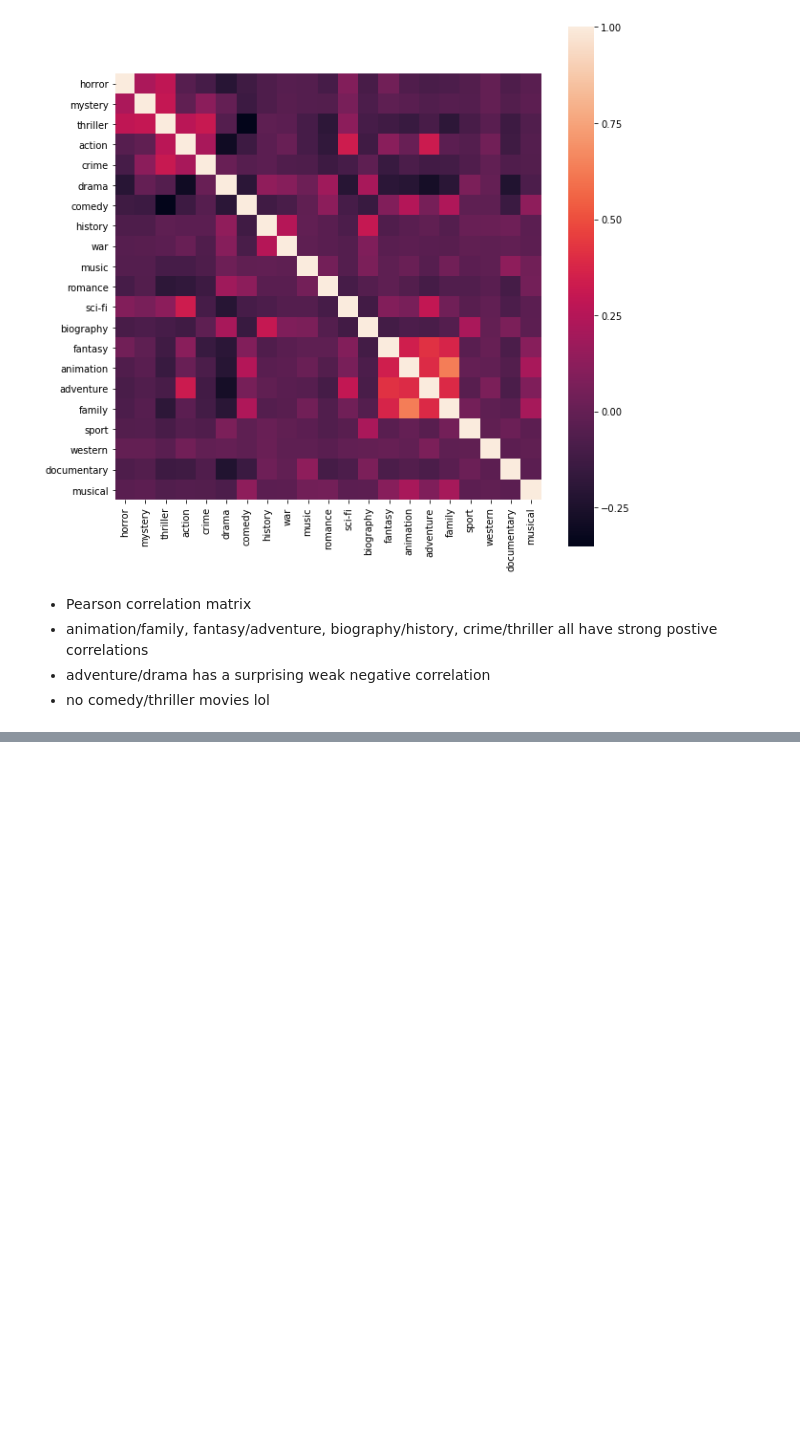
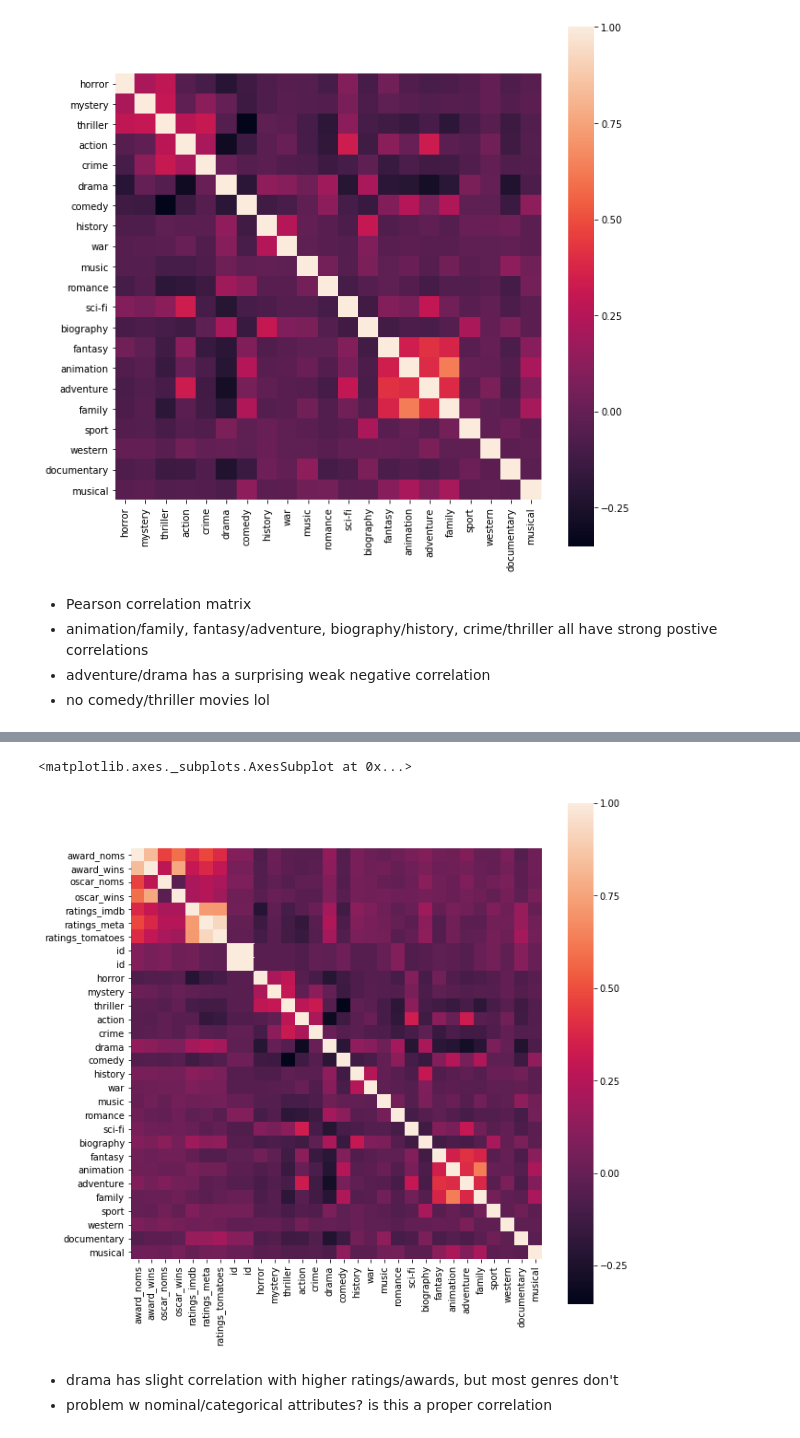
Before and after one commit to billwarker/feature-film-analysis, a Jupyter notebook: notebooks/1.0-initial-analysis.ipynb, the cells around one changed output, grey strips where cells are left out. Drawn from its saved outputs; the diff is of its cells as text; code cells hidden in the pictures; blank space fills up the shorter version.

```diff
--- a/notebooks/1.0-initial-analysis.ipynb
+++ b/notebooks/1.0-initial-analysis.ipynb
@@ -189,3 +189,7 @@ sns.heatmap(genres_only.corr(), square=True)
 - animation/family, fantasy/adventure, biography/history, crime/thriller all have strong postive correlations
 - adventure/drama has a surprising weak negative correlation
 - no comedy/thriller movies lol
+# %%
+films_w_genres = pd.read_sql_query(scripts.read('films_join_hot_genres.sql'), engine)
+films_w_genres.set_index(pd.DatetimeIndex(films_w_genres.released), inplace=True)
+films_w_genres.head()
@@ -203,0 +235,11 @@ films_w_genres.head()
+# %%
+awards_ratings_genres = films_w_genres[films_w_genres.columns[7:]]
+# %%
+plt.figure(figsize=(10,10))
+sns.heatmap(awards_ratings_genres.corr(), square=True)
+# %% [output]
+<matplotlib.axes._subplots.AxesSubplot at 0x...>
+[figure, added]
+# %% [markdown]
+- drama has slight correlation with higher ratings/awards, but most genres don't
+- problem w nominal/categorical attributes? is this a proper correlation
```
Also changed, not shown: parts of 24 cells of this notebook, 5 other files.
